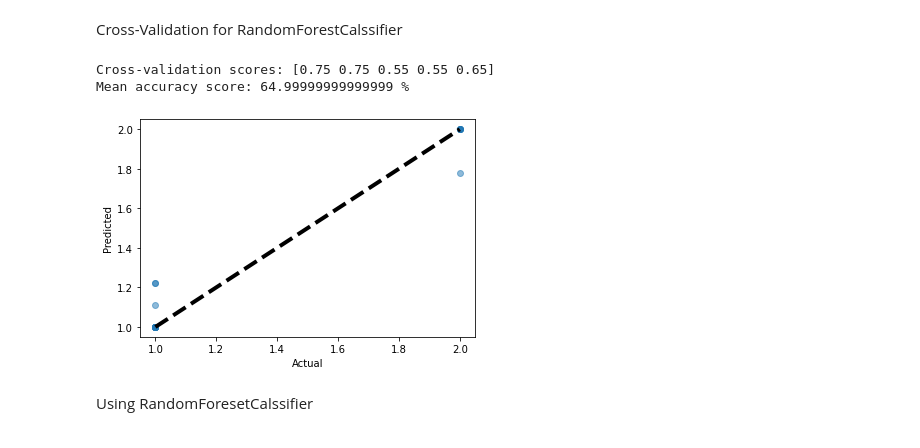
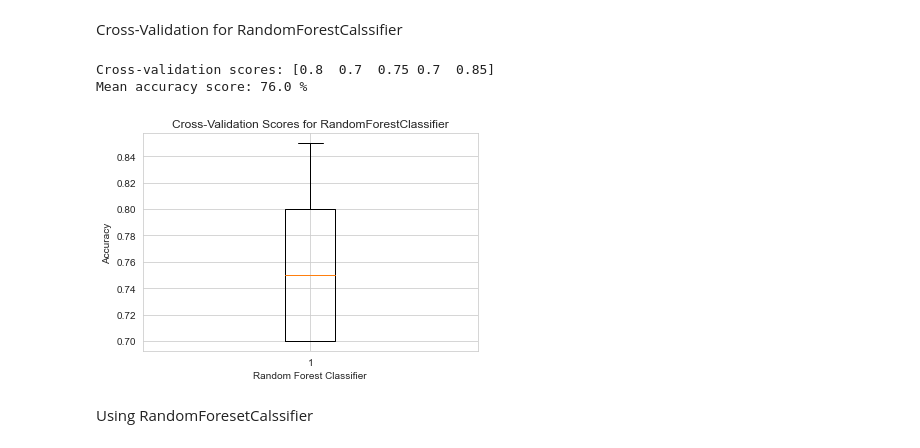
Before and after one commit to hossammeligy/Data-Science-Task, a Jupyter notebook: code.ipynb, the cells around one changed output. Saved outputs shown, nothing was run; the diff lists cells and outputs as text; code cells hidden in the pictures.

```diff
--- a/code.ipynb
+++ b/code.ipynb
@@ -497,7 +642,6 @@ plt.plot(errors)
 Prepare the data
 # %%
 import pandas as pd
-from sklearn.linear_model import LogisticRegression
 from sklearn.model_selection import cross_val_score
 from sklearn.preprocessing import LabelEncoder
 
@@ -513,13 +657,5 @@ df['cuisine'] = le.fit_transform(df['cuisine'])
 df['price_range'] = le.fit_transform(df['price_range'])
 
 # Prepare the data for cross-validation
-X = df[['cuisine', 'product_rating', 'restaurant_id', 'product_id']]
+X = df[['cuisine', 'product_rating', 'restaurant_id', 'product_id','product_category','num_orders_df']]
 y = df['product_name']
-
-# Train the logistic regression model using cross-validation
-logreg = LogisticRegression()
-scores = cross_val_score(logreg, X, y, cv=5)
-
-# Print the accuracy scores for each fold and the mean score
-print("Accuracy scores:", scores)
-print("Mean accuracy score:", scores.mean())
@@ -598,25 +735,27 @@ Cross-Validation for RandomForestCalssifier
 # %%
 from sklearn.ensemble import RandomForestClassifier
 from sklearn.model_selection import cross_val_score
+import matplotlib.pyplot as plt
 
 # Train the random forest classifier using 5-fold cross-validation
 model = RandomForestClassifier()
 scores = cross_val_score(model, X, y, cv=5)
 
 # Print the cross-validation scores and the mean score
 print("Cross-validation scores:", scores)
 print("Mean accuracy score:", scores.mean()*100,"%")
 
+# Plot the cross-validation scores using a box plot
 fig, ax = plt.subplots()
-ax.scatter(y_test, predictions, alpha=0.5)
-ax.plot([y_test.min(), y_test.max()], [y_test.min(), y_test.max()], 'k--', lw=4)
-ax.set_xlabel('Actual')
-ax.set_ylabel('Predicted')
+ax.boxplot(scores)
+plt.title('Cross-Validation Scores for RandomForestClassifier')
+ax.set_xlabel('Random Forest Classifier')
+ax.set_ylabel('Accuracy')
 plt.show()
 # %% [output]
-Cross-validation scores: [0.75 0.75 0.55 0.55 0.65]
-Mean accuracy score: 64.99999999999999 %
+Cross-validation scores: [0.8  0.7  0.75 0.7  0.85]
+Mean accuracy score: 76.0 %
-[figure, old version]
+[figure, new version]
 # %% [markdown]
 Using RandomForesetCalssifier
 # %%
```
Also changed, not shown: parts of 29 cells of this notebook, 1 other file.
